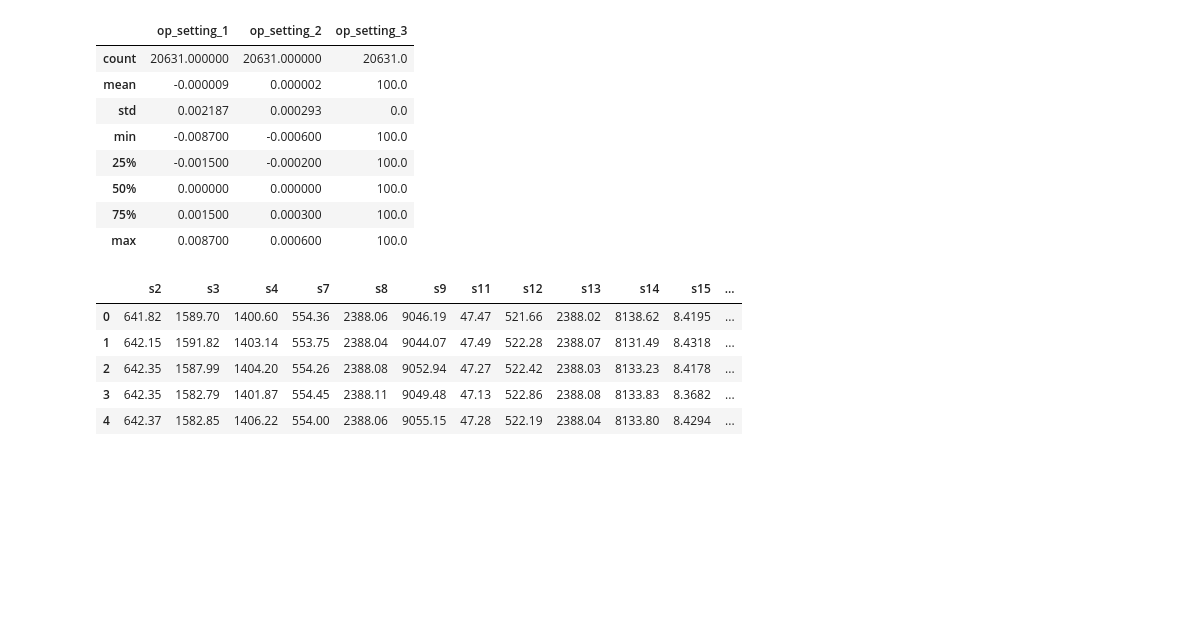
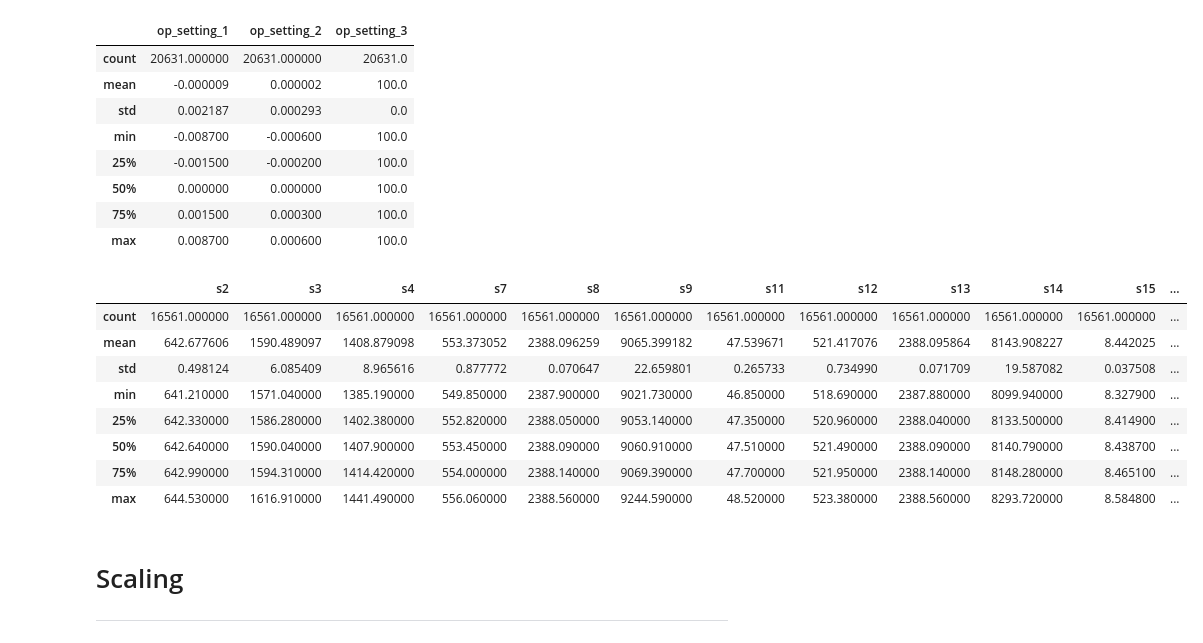
Before and after one commit to sohail-raheman/cmapss-rul-prediction, a Jupyter notebook: main.ipynb, the cells around one changed output. Cells and saved outputs as stored; diff of their text form; code cells hidden in the pictures; blank space fills up the shorter version.

```diff
--- a/main.ipynb
+++ b/main.ipynb
@@ -171,12 +179,33 @@ df[['op_setting_1','op_setting_2','op_setting_3']].describe()
+# %%
+from sklearn.model_selection import train_test_split
+
+engine_IDs = df['unit_number'].unique()
+#engine_IDs
+
+train_engine_IDs, val_engine_IDs = train_test_split(engine_IDs, test_size= 0.2, random_state= 42)
+#print(train_engine_IDs, val_engine_IDs)
+
+train_df = df[df['unit_number'].isin(train_engine_IDs)].copy()
+#print(train_df['unit_number'].unique())
+val_df = df[df['unit_number'].isin(val_engine_IDs)].copy()
+#print(val_df['unit_number'].unique())
 # %%
 exclude_sensor = ['unit_number', 'time_cycle', 'op_setting_1', 'op_setting_2', 'op_setting_3', 'max_cycle', 'RUL']
 
-sensor_df = df.drop(columns = exclude_sensor)
-sensor_df.head()
+train_sensor_df = train_df.drop(columns = exclude_sensor).copy()
+val_sensor_df = val_df.drop(columns = exclude_sensor).copy()
-# %% [output]
-|  | s2 | s3 | s4 | s7 | s8 | s9 | s11 | s12 | s13 | s14 | s15 | ... |
-| 0 | 641.82 | 1589.70 | 1400.60 | 554.36 | 2388.06 | 9046.19 | 47.47 | 521.66 | 2388.02 | 8138.62 | 8.4195 | ... |
-| 1 | 642.15 | 1591.82 | 1403.14 | 553.75 | 2388.04 | 9044.07 | 47.49 | 522.28 | 2388.07 | 8131.49 | 8.4318 | ... |
-| 2 | 642.35 | 1587.99 | 1404.20 | 554.26 | 2388.08 | 9052.94 | 47.27 | 522.42 | 2388.03 | 8133.23 | 8.4178 | ... |
-| 3 | 642.35 | 1582.79 | 1401.87 | 554.45 | 2388.11 | 9049.48 | 47.13 | 522.86 | 2388.08 | 8133.83 | 8.3682 | ... |
-| 4 | 642.37 | 1582.85 | 1406.22 | 554.00 | 2388.06 | 9055.15 | 47.28 | 522.19 | 2388.04 | 8133.80 | 8.4294 | ... |
+# %%
+train_sensor_df.describe()
+# %% [output]
+|  | s2 | s3 | s4 | s7 | s8 | s9 | s11 | s12 | s13 | s14 | s15 | ... |
+| count | 16561.000000 | 16561.000000 | 16561.000000 | 16561.000000 | 16561.000000 | 16561.000000 | 16561.000000 | 16561.000000 | 16561.000000 | 16561.000000 | 16561.000000 | ... |
+| mean | 642.677606 | 1590.489097 | 1408.879098 | 553.373052 | 2388.096259 | 9065.399182 | 47.539671 | 521.417076 | 2388.095864 | 8143.908227 | 8.442025 | ... |
+| std | 0.498124 | 6.085409 | 8.965616 | 0.877772 | 0.070647 | 22.659801 | 0.265733 | 0.734990 | 0.071709 | 19.587082 | 0.037508 | ... |
+| min | 641.210000 | 1571.040000 | 1385.190000 | 549.850000 | 2387.900000 | 9021.730000 | 46.850000 | 518.690000 | 2387.880000 | 8099.940000 | 8.327900 | ... |
+| 25% | 642.330000 | 1586.280000 | 1402.380000 | 552.820000 | 2388.050000 | 9053.140000 | 47.350000 | 520.960000 | 2388.040000 | 8133.500000 | 8.414900 | ... |
+| 50% | 642.640000 | 1590.040000 | 1407.900000 | 553.450000 | 2388.090000 | 9060.910000 | 47.510000 | 521.490000 | 2388.090000 | 8140.790000 | 8.438700 | ... |
+| 75% | 642.990000 | 1594.310000 | 1414.420000 | 554.000000 | 2388.140000 | 9069.390000 | 47.700000 | 521.950000 | 2388.140000 | 8148.280000 | 8.465100 | ... |
+| max | 644.530000 | 1616.910000 | 1441.490000 | 556.060000 | 2388.560000 | 9244.590000 | 48.520000 | 523.380000 | 2388.560000 | 8293.720000 | 8.584800 | ... |
+# %% [markdown]
+# Scaling
+----
```
Also changed, not shown: parts of 37 cells of this notebook.
